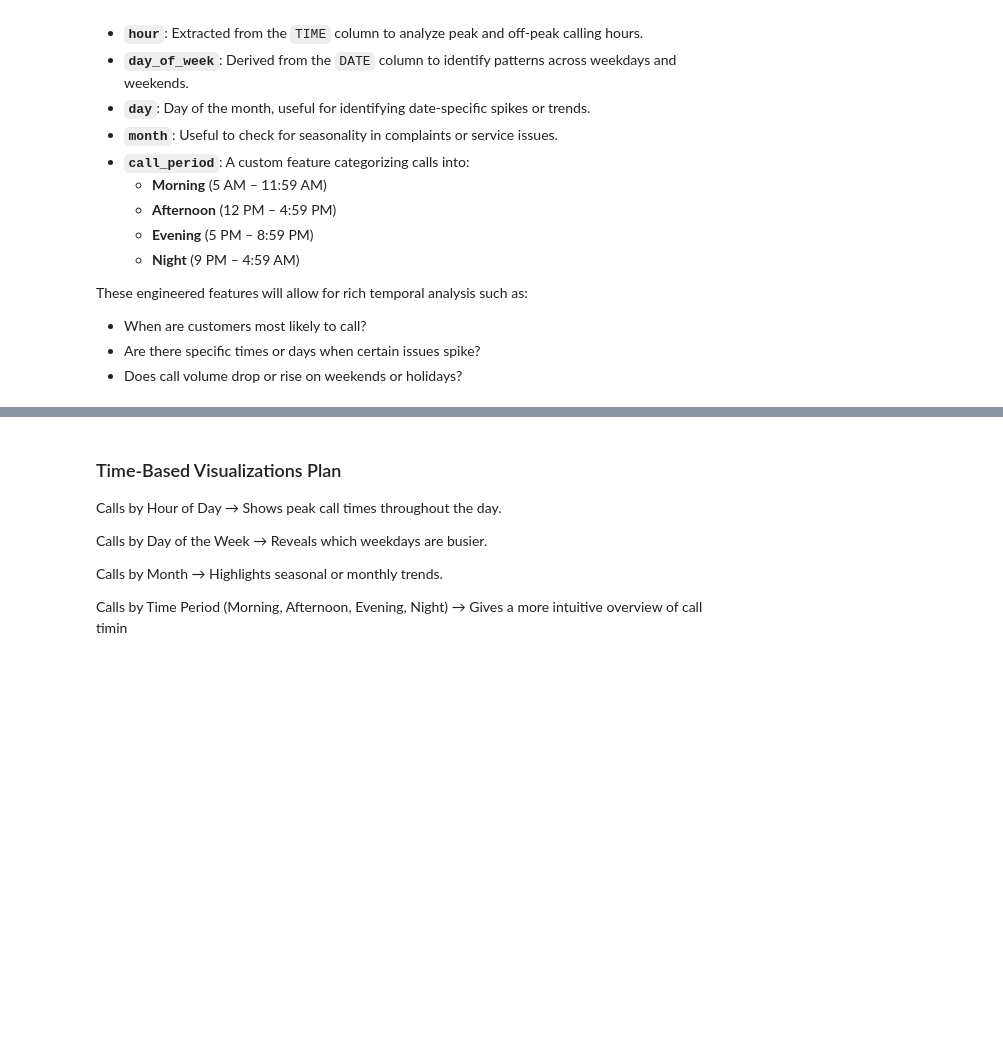
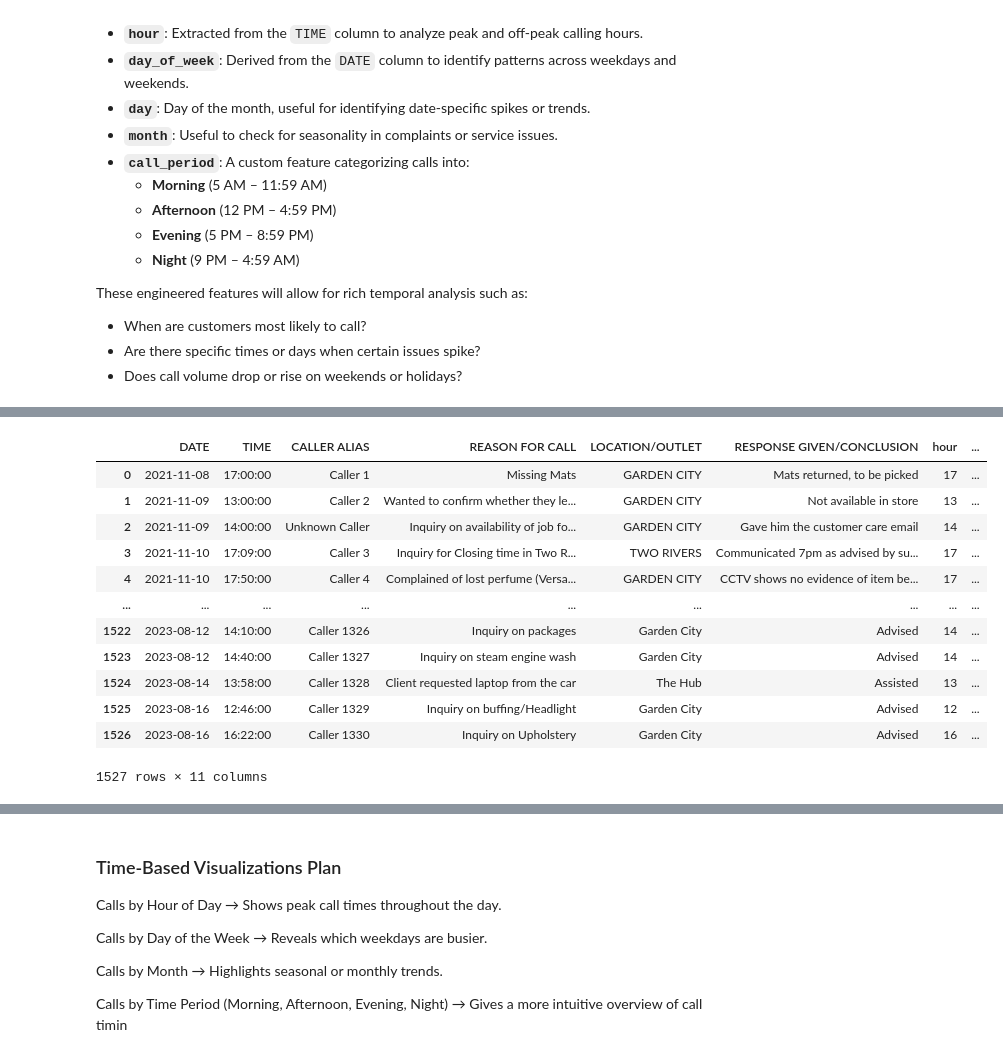
Before and after one commit to RachelinTheLoop/call-center-analytics, a Jupyter notebook: customer_call_analysis.ipynb, the cells around one changed output, grey strips where cells are left out. Drawn from its saved outputs; the diff is of its cells as text; code cells hidden in the pictures; blank space fills up the shorter version.

```diff
--- a/customer_call_analysis.ipynb
+++ b/customer_call_analysis.ipynb
@@ -323,0 +418,25 @@ calldata
+# %%
+# ✅ This block validates phone numbers, filters out invalid entries,
+# assigns anonymous aliases, and saves both the anonymized data and the private mapping.
+
+# Step 3: Fill missing phone numbers with 'Unknown Caller'
+calldata["PHONE"].fillna("Unknown Caller", inplace=True)
+
+# Step 3.5: Validate phone numbers — keep only numeric ones for aliasing
+valid_contacts = calldata["PHONE"][calldata["PHONE"].str.isnumeric()]
+unique_valid_contacts = valid_contacts.unique()
+
+# Step 4: Create mapping {actual_number: "Caller 1", "Caller 2", ...}
+phone_to_alias = {number: f"Caller {i+1}" for i, number in enumerate(unique_valid_contacts)}
+
+# Step 5: Replace actual phone numbers with anonymous aliases
+calldata["PHONE"] = calldata["PHONE"].replace(phone_to_alias)
+
+# Step 5.5: Rename the column for clarity
+calldata.rename(columns={"PHONE": "CALLER ALIAS"}, inplace=True)
+
+# Step 6: Save the mapping privately (this file is excluded via .gitignore)
+alias_df = pd.DataFrame(phone_to_alias.items(), columns=["Phone Number", "Caller Alias"])
+alias_df.to_csv("private_phone_mapping.csv", index=False)
+
+# ✅ Done: All phone numbers in `calldata` are now anonymized, with missing ones labeled as 'Unknown Caller'.
@@ -323,0 +450,16 @@ calldata
+# %%
+calldata
+# %% [output]
+|  | DATE | TIME | CALLER ALIAS | REASON FOR CALL | LOCATION/OUTLET | RESPONSE GIVEN/CONCLUSION | hour | ... |
+| 0 | 2021-11-08 | 17:00:00 | Caller 1 | Missing Mats | GARDEN CITY | Mats returned, to be picked | 17 | ... |
+| 1 | 2021-11-09 | 13:00:00 | Caller 2 | Wanted to confirm whether they le... | GARDEN CITY | Not available in store | 13 | ... |
+| 2 | 2021-11-09 | 14:00:00 | Unknown Caller | Inquiry on availability of job fo... | GARDEN CITY | Gave him the customer care email | 14 | ... |
+| 3 | 2021-11-10 | 17:09:00 | Caller 3 | Inquiry for Closing time in Two R... | TWO RIVERS | Communicated 7pm as advised by su... | 17 | ... |
+| 4 | 2021-11-10 | 17:50:00 | Caller 4 | Complained of lost perfume (Versa... | GARDEN CITY | CCTV shows no evidence of item be... | 17 | ... |
+| ... | ... | ... | ... | ... | ... | ... | ... | ... |
+| 1522 | 2023-08-12 | 14:10:00 | Caller 1326 | Inquiry on packages | Garden City | Advised | 14 | ... |
+| 1523 | 2023-08-12 | 14:40:00 | Caller 1327 | Inquiry on steam engine wash | Garden City | Advised | 14 | ... |
+| 1524 | 2023-08-14 | 13:58:00 | Caller 1328 | Client requested laptop from the car | The Hub | Assisted | 13 | ... |
+| 1525 | 2023-08-16 | 12:46:00 | Caller 1329 | Inquiry on buffing/Headlight | Garden City | Advised | 12 | ... |
+| 1526 | 2023-08-16 | 16:22:00 | Caller 1330 | Inquiry on Upholstery | Garden City | Advised | 16 | ... |
+1527 rows × 11 columns
```
Also changed, not shown: parts of 21 cells of this notebook, 8 other files.
